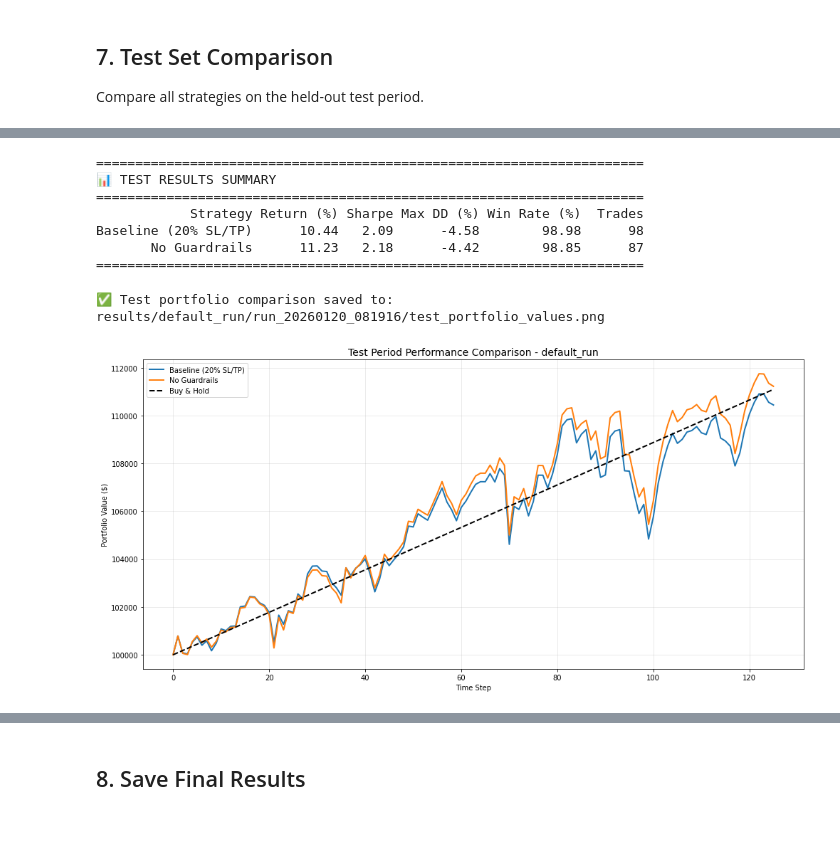
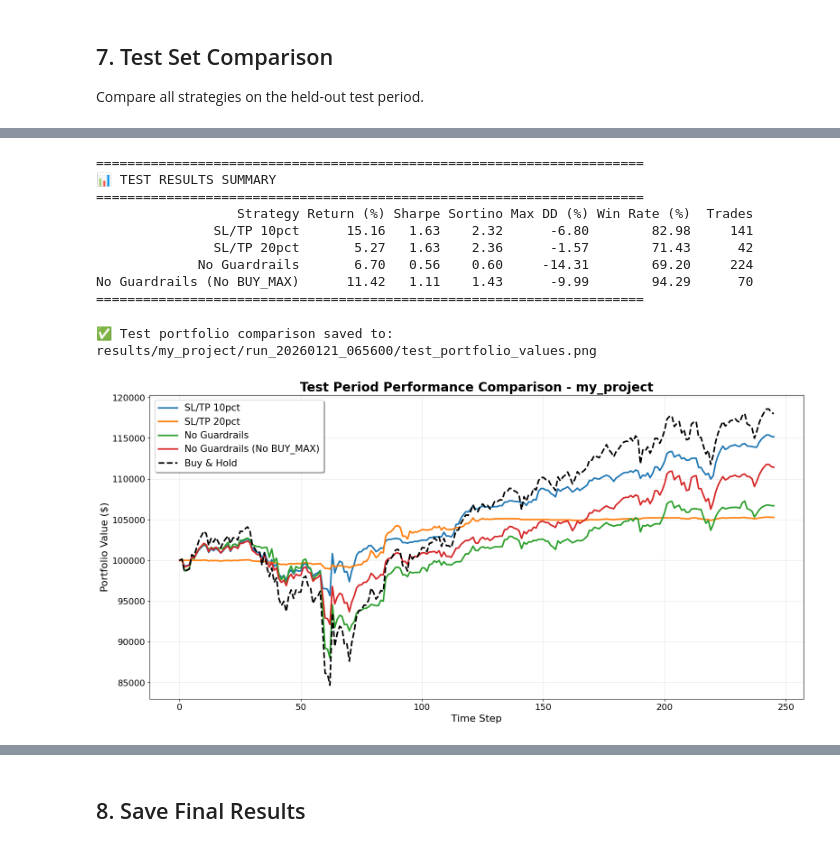
Before and after one commit to sharan-naribole/dqn-trading, a Jupyter notebook: main.ipynb, the cells around one changed output, grey strips where cells are left out. Drawn from its saved outputs; the diff is of its cells as text; code cells hidden in the pictures.

```diff
--- a/main.ipynb
+++ b/main.ipynb
@@ -57,8 +57,8 @@ TensorFlow version: 2.12.0
 - `test_mode=False` - Always perform training
 # %%
 # ========== CONFIGURATION ==========
-PROJECT_FOLDER = 'default_run'  # Options: 'dry_run', 'default_run', or custom folder name
-TEST_MODE = False  # If True, skip training if models exist (for testing only)
+PROJECT_FOLDER = 'my_project'  # Options: 'dry_run', 'default_run', or custom folder name
+TEST_MODE = True  # If True, skip training if models exist (for testing only)
 # ===================================
 
 # Build paths
@@ -647,6 +775,7 @@ for strategy_name, result in test_results.items():
         'Strategy': strategy_name,
         'Return (%)': f"{m['total_return']*100:.2f}",
         'Sharpe': f"{m['sharpe_ratio']:.2f}",
+        'Sortino': f"{m['sortino_ratio']:.2f}",
         'Max DD (%)': f"{m['max_drawdown']*100:.2f}",
         'Win Rate (%)': f"{m['win_rate']*100:.2f}",
         'Trades': m['num_trades']
@@ -662,45 +791,73 @@ print("="*70)
 ======================================================================
 📊 TEST RESULTS SUMMARY
 ======================================================================
-            Strategy Return (%) Sharpe Max DD (%) Win Rate (%)  Trades
-Baseline (20% SL/TP)      10.44   2.09      -4.58        98.98      98
-       No Guardrails      11.23   2.18      -4.42        98.85      87
+                  Strategy Return (%) Sharpe Sortino Max DD (%) Win Rate (%)  Trades
+               SL/TP 10pct      15.16   1.63    2.32      -6.80        82.98     141
+               SL/TP 20pct       5.27   1.63    2.36      -1.57        71.43      42
+             No Guardrails       6.70   0.56    0.60     -14.31        69.20     224
+No Guardrails (No BUY_MAX)      11.42   1.11    1.43      -9.99        94.29      70
 ======================================================================
 # %%
 # Plot test comparison - Portfolio values over time
-fig, ax = plt.subplots(figsize=(14, 7))
+# Set professional plot style
+plt.rcParams.update({
+    'font.size': 14,
+    'axes.labelsize': 16,
+    'axes.titlesize': 18,
+    'xtick.labelsize': 14,
+    'ytick.labelsize': 14,
+    'legend.fontsize': 15,
+    'figure.titlesize': 20
+})
+
+fig, ax = plt.subplots(figsize=(16, 8))
+fig.patch.set_facecolor('white')
 
 for strategy_name, result in test_results.items():
-    ax.plot(result['portfolio_values'], label=strategy_name, linewidth=2)
+    ax.plot(result['portfolio_values'], label=strategy_name, linewidth=2.5)
 
-# Add buy & hold
+# Add buy & hold - FIXED: Buy max shares at start, track stock value + remaining cash
 price_col = f"{ticker}_Close_orig"
 window_size = data_config.config['data']['window_size']
-initial_price = test_data.iloc[window_size][price_col]
-final_price = test_data.iloc[-1][price_col]
-buy_hold_return = (final_price - initial_price) / initial_price
 starting_balance = list(all_results.values())[0]['config']['trading']['starting_balance']
 
-buy_hold_values = [starting_balance * (1 + buy_hold_return * i / len(test_data))
-                   for i in range(len(test_results[list(test_results.keys())[0]]['portfolio_values']))]
-ax.plot(buy_hold_values, label='Buy & Hold', linewidth=2, linestyle='--', color='black')
+# Get initial price and buy max whole shares
+initial_price = test_data.iloc[window_size][price_col]
+shares_bought = int(starting_balance / initial_price)  # Whole shares only
+cash_remaining = starting_balance - (shares_bought * initial_price)
 
-ax.set_title(f'Test Period Performance Comparison - {PROJECT_FOLDER}', fontsize=14)
-ax.set_xlabel('Time Step')
-ax.set_ylabel('Portfolio Value ($)')
-ax.legend(loc='best')
+# Calculate portfolio value at each step = (shares * price) + cash
+buy_hold_values = []
+for i in range(len(test_results[list(test_results.keys())[0]]['portfolio_values'])):
+    current_price = test_data.iloc[window_size + i][price_col]
+    portfolio_value = (shares_bought * current_price) + cash_remaining
+    buy_hold_values.append(portfolio_value)
+
+# Calculate buy & hold return for comparison
+buy_hold_return = (buy_hold_values[-1] - starting_balance) / starting_balance
+
+ax.plot(buy_hold_values, label='Buy & Hold', linewidth=2.5, linestyle='--', color='black')
+
+ax.set_title(f'Test Period Performance Comparison - {PROJECT_FOLDER}', fontsize=20, fontweight='bold')
+ax.set_xlabel('Time Step', fontsize=16)
+ax.set_ylabel('Portfolio Value ($)', fontsize=16)
+ax.tick_params(axis='both', labelsize=14)
+ax.legend(loc='best', fontsize=15, frameon=True, fancybox=True, shadow=True)
 ax.grid(True, alpha=0.3)
 
 plt.tight_layout()
 
 # Save the plot
 plot_path = f"{results_dir}/test_portfolio_values.png"
-plt.savefig(plot_path, dpi=100, bbox_inches='tight')
+plt.savefig(plot_path, dpi=150, bbox_inches='tight', facecolor='white', edgecolor='none')
 print(f"✅ Test portfolio comparison saved to: {plot_path}")
 
 plt.show()
+
+# Reset to default
+plt.rcParams.update(plt.rcParamsDefault)
 # %% [output]
-✅ Test portfolio comparison saved to: results/default_run/run_20260120_081916/test_portfolio_values.png
+✅ Test portfolio comparison saved to: results/my_project/run_20260121_065600/test_portfolio_values.png
-[figure, old version]
+[figure, new version]
 # %%
 # Final comparison bar chart
```
Also changed, not shown: parts of 11 cells of this notebook.
